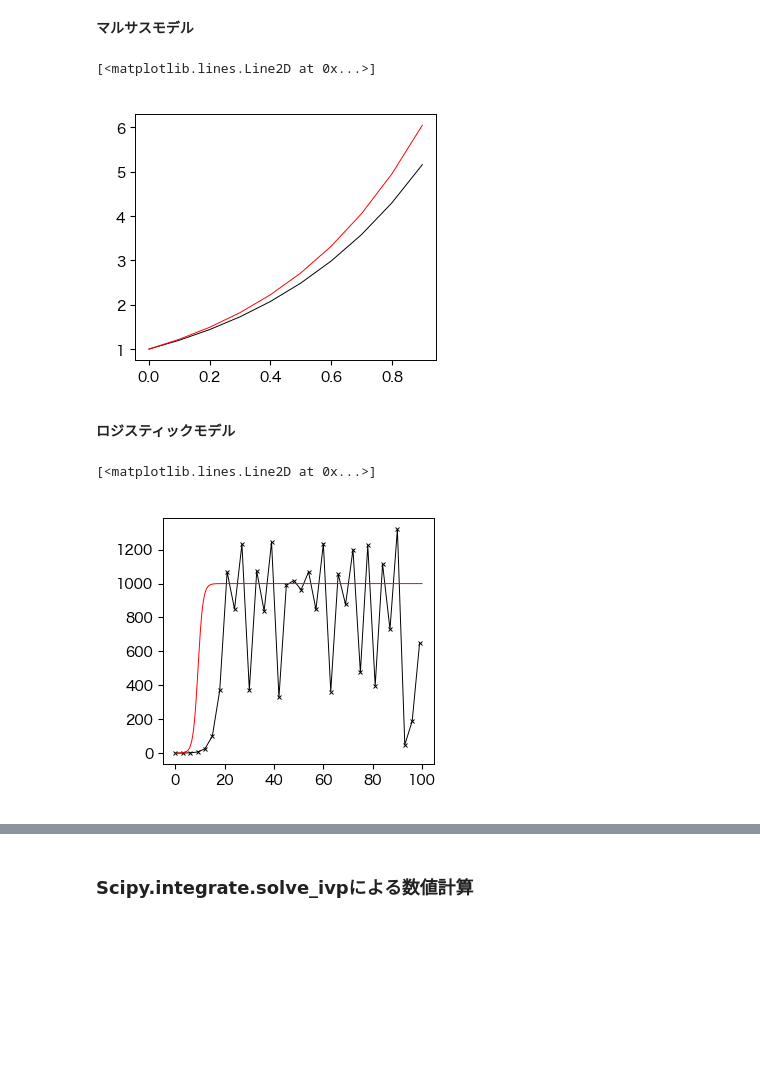
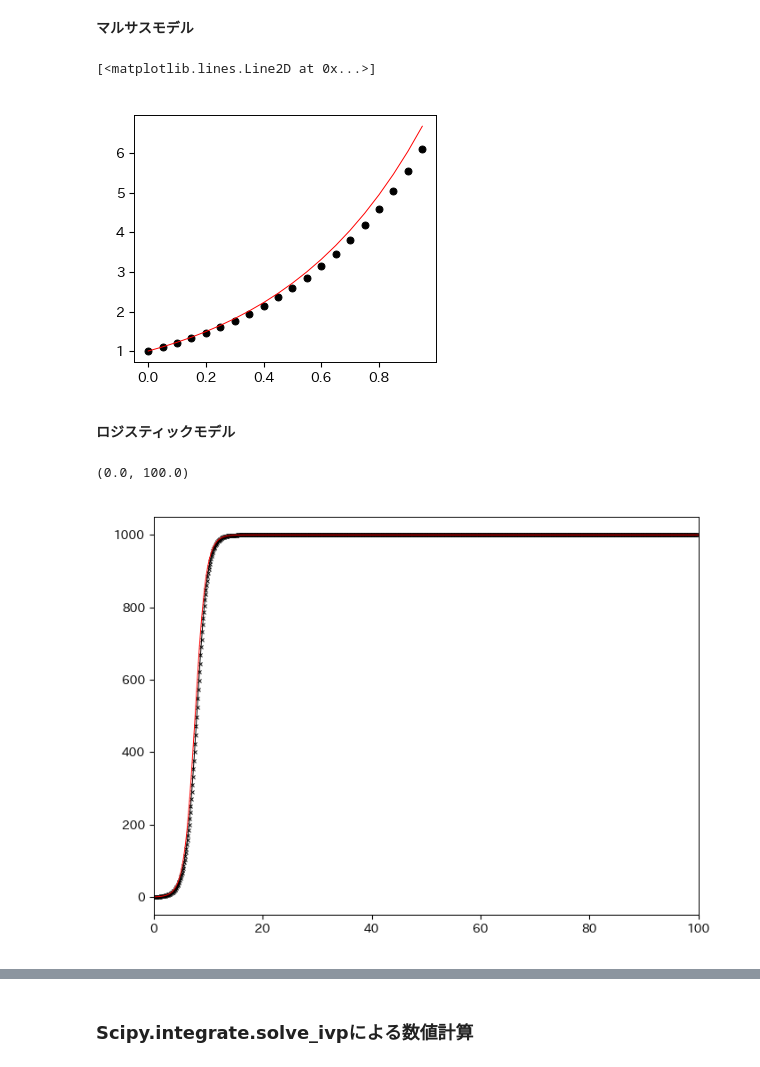
Before and after one commit to tnarizuka/modeling_simulation, a Jupyter notebook: _build/html/_sources/chap_5/5_diff_eq.ipynb, the cells around one changed output, grey strips where cells are left out. Saved outputs shown, nothing was run; the diff lists cells and outputs as text; code cells hidden in the pictures; blank space fills up the shorter version.

```diff
--- a/_build/html/_sources/chap_5/5_diff_eq.ipynb
+++ b/_build/html/_sources/chap_5/5_diff_eq.ipynb
@@ -290,23 +290,27 @@ $$
 **マルサスモデル**
 # %%
 a = 2
-def g_malthus(n, u):
-    return a*u
+def g_malthus(t_n, u_n):
+    return a*u_n
 # %%
-T, dt = 1, 0.1
+T, dt = 1, 0.05
+
+# 離散化した独立変数と従属変数
 t = np.arange(0, T, dt)
 u = np.zeros(len(t))
 
+# 数値計算
 u[0] = 1 # 初期値
 for n in range(len(t)-1):
-    u[n+1] = u[n] + dt * g_malthus(n, u[n])
+    u[n+1] = u[n] + dt * g_malthus(t[n], u[n])
 
+# グラフの描画
 fig, ax = plt.subplots()
-ax.plot(t, u)
-ax.plot(t, np.exp(a*t), 'r-')
+ax.plot(t, u, 'o') # 数値解
+ax.plot(t, np.exp(a*t), 'r-') # 厳密解
 # %% [output]
 [<matplotlib.lines.Line2D at 0x...>]
-[figure, old version]
+[figure, new version]
 # %% [markdown]
 **ロジスティックモデル**
 # %%
@@ -314,18 +318,27 @@ gamma, N_inf = 1, 1000
 def g_logistic(n, u):
     return gamma*(1-u/N_inf)*u
 # %%
-T, dt = 100, 3.
+T, dt = 100, 0.1
+
+# 離散化した独立変数と従属変数
 t = np.arange(0, T, dt)
 u = np.zeros(len(t))
 
-u[0] = 0.1  # 初期値
+# 数値計算
+u[0] = 0.5  # 初期値
 for n in range(len(t)-1):
     u[n+1] = u[n] + dt * g_logistic(n, u[n])
 
-fig, ax = plt.subplots()
-ax.plot(t, u, '-x', ms=3)
+# グラフの描画
+fig, ax = plt.subplots(figsize=(7, 5))
+ax.plot(t, u, '-x', ms=3) # 数値解
+
+# 厳密解（シグモイド関数）の描画
+f_logistic = lambda t, N0, N_inf, gamma: N_inf * (1+(N_inf/N0-1)*np.exp(-np.clip(gamma*t, -709, 100000)))**(-1)
 t2 = np.arange(0, T, 0.01)
 ax.plot(t2, f_logistic(t2, u[0], N_inf, gamma), 'r-')
+
+ax.set_xlim(0, T)
 # %% [output]
-[<matplotlib.lines.Line2D at 0x...>]
+(0.0, 100.0)
-[figure, old version]
+[figure, new version]
```
Also changed, not shown: parts of 1 cell of this notebook, 14 other files.
